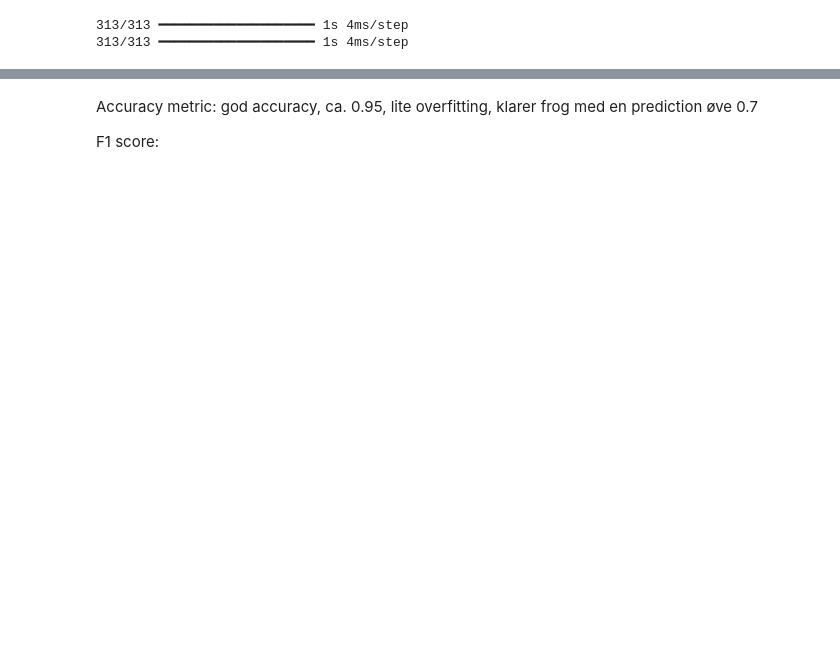
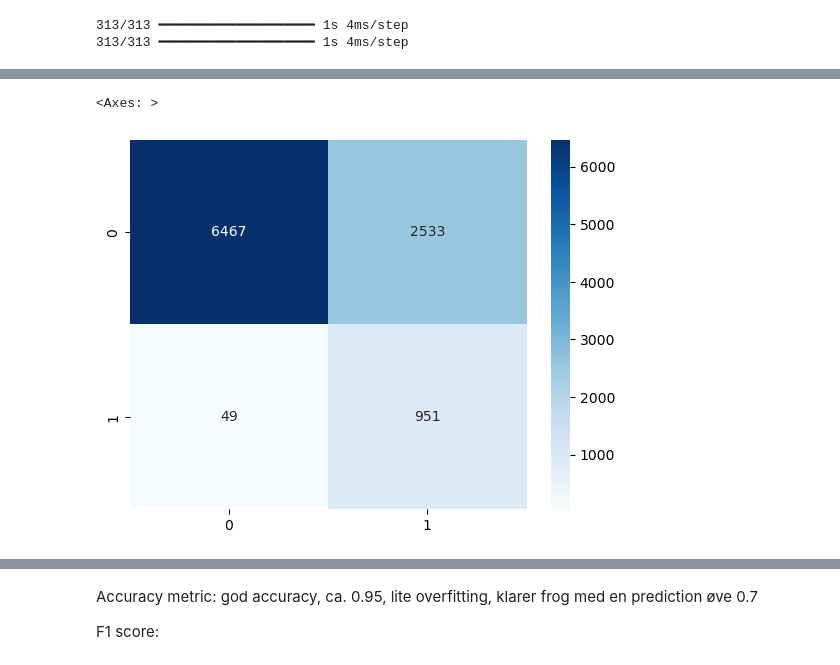
Before and after one commit to ellrub/Info284, a Jupyter notebook: cnn_dha_2.ipynb, the cells around one changed output, grey strips where cells are left out. Cells and saved outputs as stored; diff of their text form; code cells hidden in the pictures; blank space fills up the shorter version.

```diff
--- a/cnn_dha_2.ipynb
+++ b/cnn_dha_2.ipynb
@@ -118,3 +161,8 @@ sns.heatmap(f1_cf, annot=True)
+# %%
+sns.heatmap(f1_cf, annot=True, cmap='Blues', fmt='d')
+# %% [output]
+<Axes: >
+[figure, added]
 # %%
 plt.plot(acc_history.history['accuracy'], label='accuracy')
 plt.plot(acc_history.history['val_accuracy'], label = 'val_accuracy')
```
Also changed, not shown: parts of 8 cells of this notebook, 1 other file.
